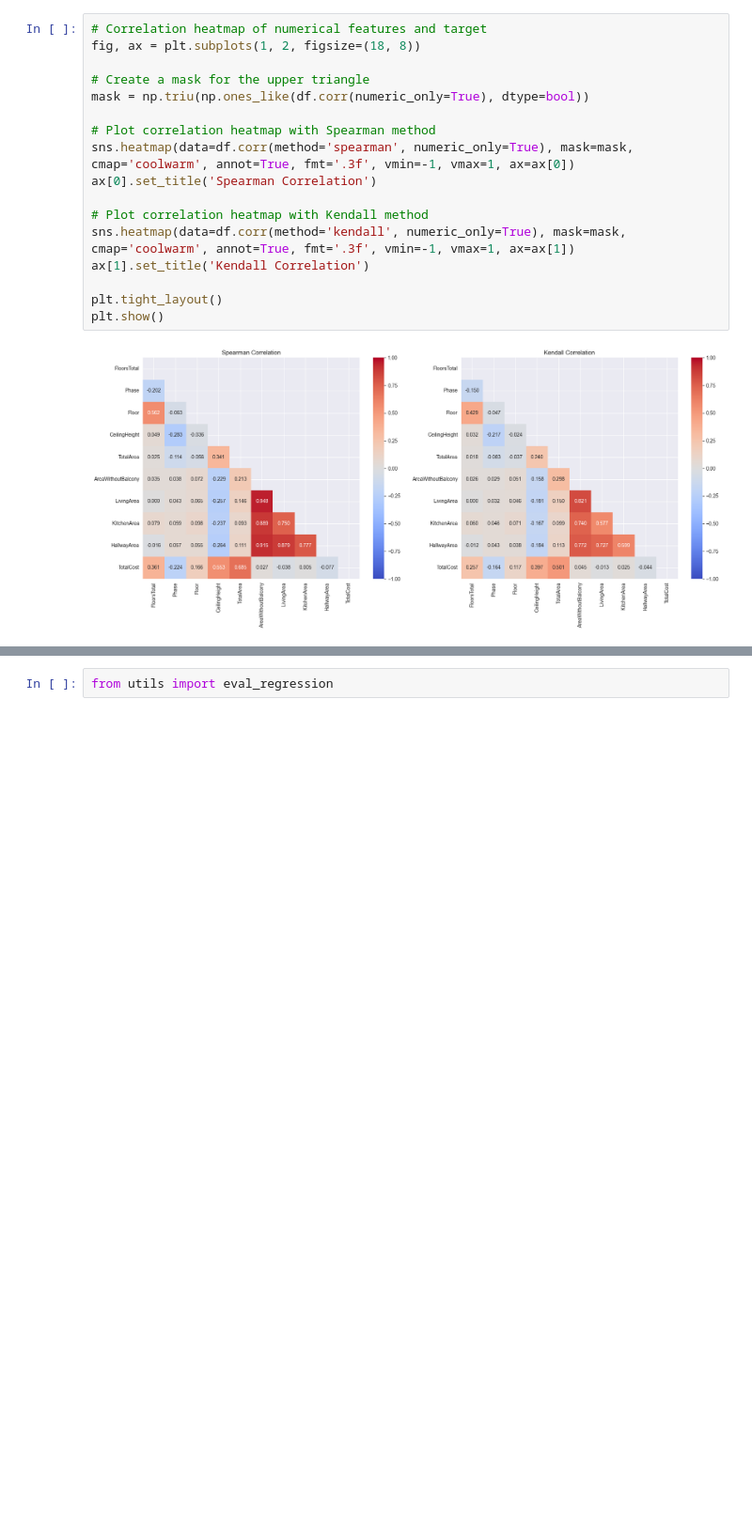
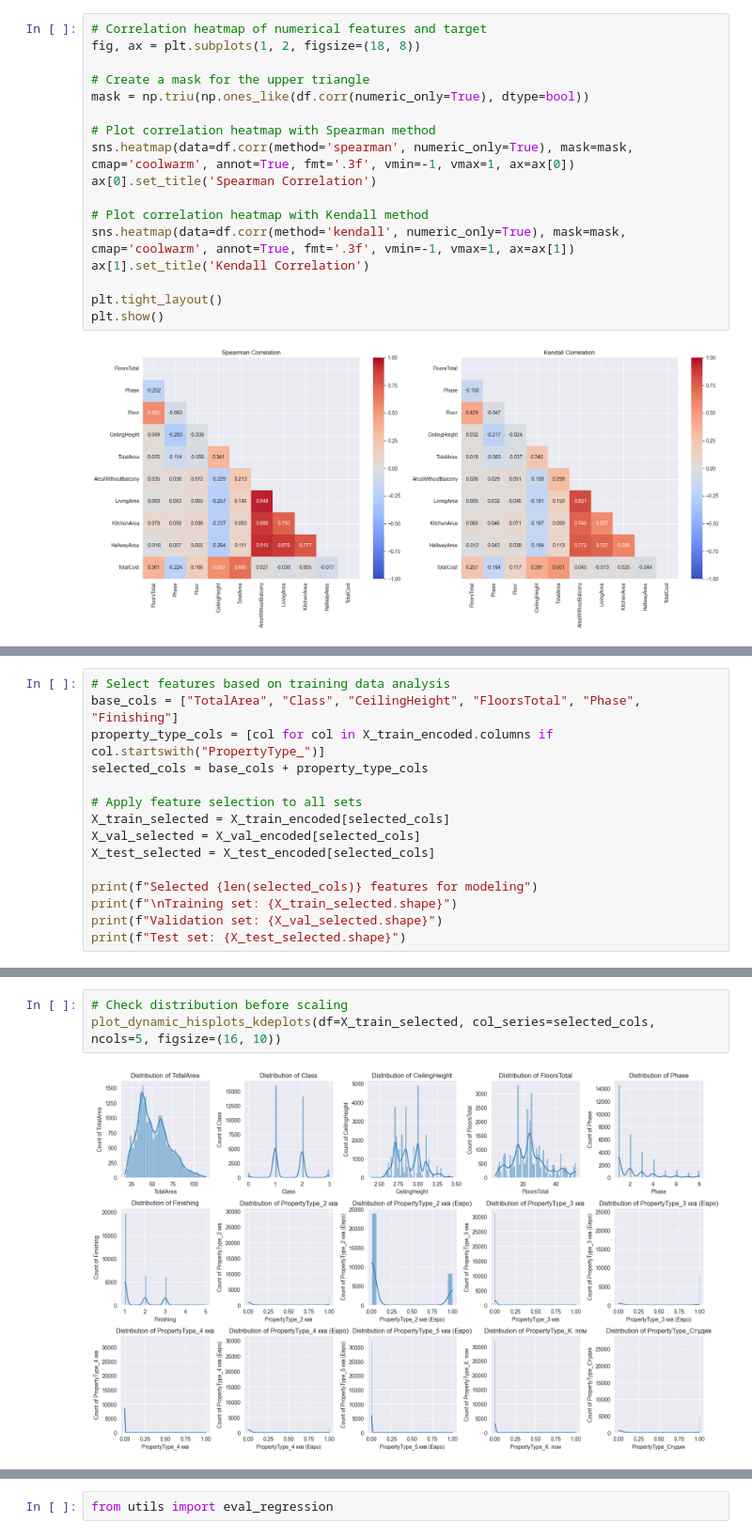
Before and after one commit to mcikalmerdeka/samolet-apart-prediction, a Jupyter notebook: notebook.ipynb, the cells around one changed output, grey strips where cells are left out. Shown at 94% size. Drawn from its saved outputs; the diff is of its cells as text; blank space fills up the shorter version.

```diff
--- a/notebook.ipynb
+++ b/notebook.ipynb
@@ -487,0 +546,15 @@ for model in models :
+# %%
+# Select features based on training data analysis
+base_cols = ["TotalArea", "Class", "CeilingHeight", "FloorsTotal", "Phase", "Finishing"]
+property_type_cols = [col for col in X_train_encoded.columns if col.startswith("PropertyType_")]
+selected_cols = base_cols + property_type_cols
+
+# Apply feature selection to all sets
+X_train_selected = X_train_encoded[selected_cols]
+X_val_selected = X_val_encoded[selected_cols]
+X_test_selected = X_test_encoded[selected_cols]
+
+print(f"Selected {len(selected_cols)} features for modeling")
+print(f"\nTraining set: {X_train_selected.shape}")
+print(f"Validation set: {X_val_selected.shape}")
+print(f"Test set: {X_test_selected.shape}")
@@ -487,0 +574,5 @@ for model in models :
+# %%
+# Check distribution before scaling
+plot_dynamic_hisplots_kdeplots(df=X_train_selected, col_series=selected_cols, ncols=5, figsize=(16, 10))
+# %% [output]
+[figure, added]
```
Also changed, not shown: parts of 98 cells of this notebook.
